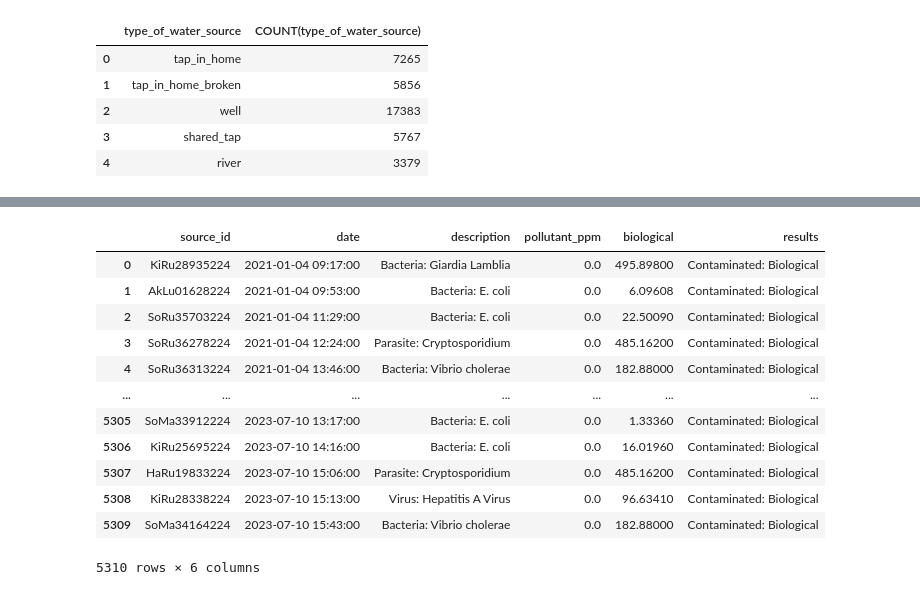
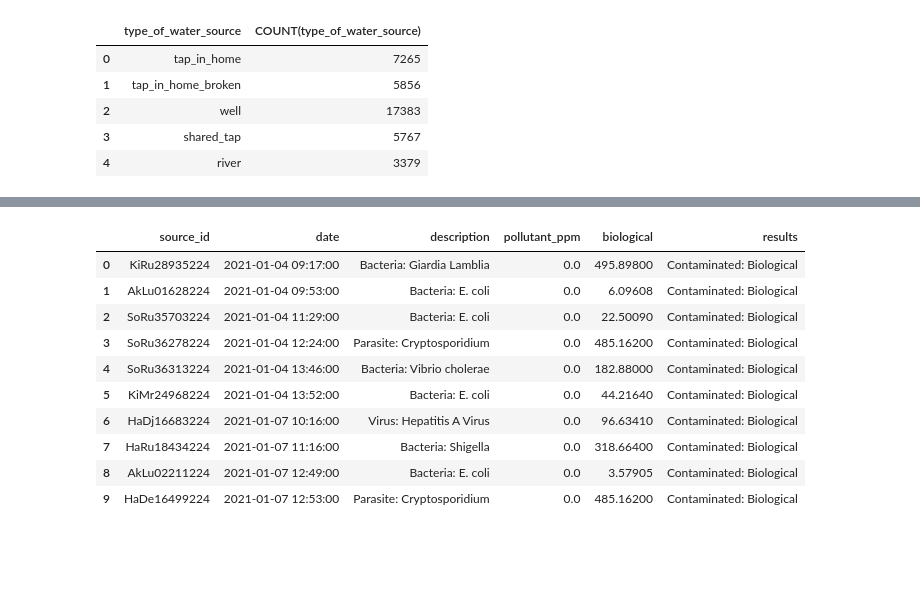
Before and after one commit to felixmuinde/Databases3.2, a Jupyter notebook: 01-assignment1.ipynb, the cells around one changed output, grey strips where cells are left out. Drawn from its saved outputs; the diff is of its cells as text; code cells hidden in the pictures; blank space fills up the shorter version.

Commit message:
Question4n5: Water source quality and Pollution query

```diff
--- a/01-assignment1.ipynb
+++ b/01-assignment1.ipynb
@@ -227,17 +213,15 @@ quality_score
 # %%
-df_4 = pd.read_sql_query("SELECT * FROM well_pollution WHERE results = 'Contaminated: Biological' OR results = 'dirty'", ENGINE)
+df_4 = pd.read_sql_query("SELECT * FROM well_pollution WHERE results = 'Contaminated: Biological' OR results = 'dirty' LIMIT 10", ENGINE)
 df_4
 # %% [output]
 |  | source_id | date | description | pollutant_ppm | biological | results |
 | 0 | KiRu28935224 | 2021-01-04 09:17:00 | Bacteria: Giardia Lamblia | 0.0 | 495.89800 | Contaminated: Biological |
 | 1 | AkLu01628224 | 2021-01-04 09:53:00 | Bacteria: E. coli | 0.0 | 6.09608 | Contaminated: Biological |
 | 2 | SoRu35703224 | 2021-01-04 11:29:00 | Bacteria: E. coli | 0.0 | 22.50090 | Contaminated: Biological |
 | 3 | SoRu36278224 | 2021-01-04 12:24:00 | Parasite: Cryptosporidium | 0.0 | 485.16200 | Contaminated: Biological |
 | 4 | SoRu36313224 | 2021-01-04 13:46:00 | Bacteria: Vibrio cholerae | 0.0 | 182.88000 | Contaminated: Biological |
-| ... | ... | ... | ... | ... | ... | ... |
-| 5305 | SoMa33912224 | 2023-07-10 13:17:00 | Bacteria: E. coli | 0.0 | 1.33360 | Contaminated: Biological |
-| 5306 | KiRu25695224 | 2023-07-10 14:16:00 | Bacteria: E. coli | 0.0 | 16.01960 | Contaminated: Biological |
-| 5307 | HaRu19833224 | 2023-07-10 15:06:00 | Parasite: Cryptosporidium | 0.0 | 485.16200 | Contaminated: Biological |
-| 5308 | KiRu28338224 | 2023-07-10 15:13:00 | Virus: Hepatitis A Virus | 0.0 | 96.63410 | Contaminated: Biological |
-| 5309 | SoMa34164224 | 2023-07-10 15:43:00 | Bacteria: Vibrio cholerae | 0.0 | 182.88000 | Contaminated: Biological |
+| 5 | KiMr24968224 | 2021-01-04 13:52:00 | Bacteria: E. coli | 0.0 | 44.21640 | Contaminated: Biological |
+| 6 | HaDj16683224 | 2021-01-07 10:16:00 | Virus: Hepatitis A Virus | 0.0 | 96.63410 | Contaminated: Biological |
+| 7 | HaRu18434224 | 2021-01-07 11:16:00 | Bacteria: Shigella | 0.0 | 318.66400 | Contaminated: Biological |
+| 8 | AkLu02211224 | 2021-01-07 12:49:00 | Bacteria: E. coli | 0.0 | 3.57905 | Contaminated: Biological |
+| 9 | HaDe16499224 | 2021-01-07 12:53:00 | Parasite: Cryptosporidium | 0.0 | 485.16200 | Contaminated: Biological |
-5310 rows × 6 columns
```
Also changed, not shown: parts of 3 cells of this notebook.
